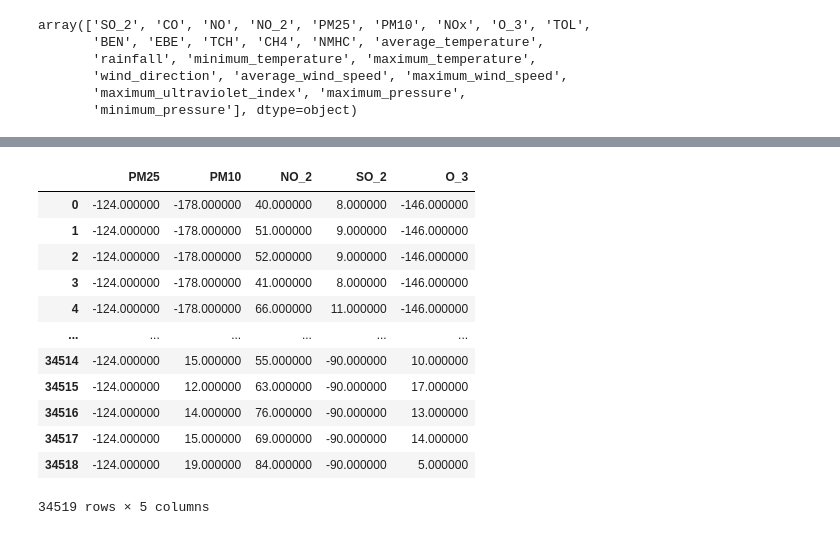
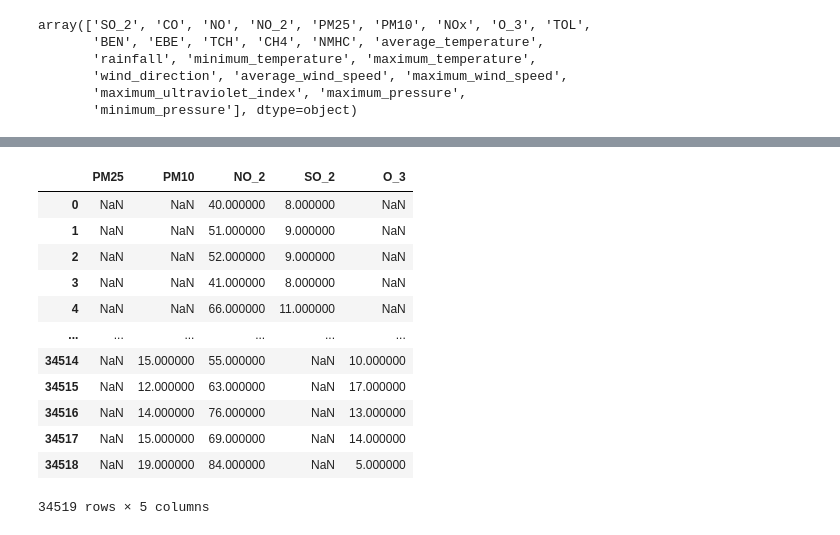
Before and after one commit to SergioSV96/aireeze, a Jupyter notebook: notebooks/predictions.ipynb, the cells around one changed output, grey strips where cells are left out. Cells and saved outputs as stored; diff of their text form; code cells hidden in the pictures.

```diff
--- a/notebooks/predictions.ipynb
+++ b/notebooks/predictions.ipynb
@@ -291,3 +293,16 @@ _________________________________________________________________
 import datetime
 # Save model with current date and time as a unique identifier, with best weights
 model.save('LSTM_all_stations_' + str(datetime.datetime.now()).replace(' ', '_').replace(':', '-').replace('.', '_') + '.h5')
+# %%
+# Import keras to load the model
+from keras.models import load_model
+import numpy as np
+
+# Load keras model from file
+model = load_model('google_LSTM_all_stations_2022-05-31_21-43-25_519495.h5')
+
+# Load numpy arrays of training and test data
+train_X = np.load('train_X.npy')
+train_Y = np.load('train_Y.npy')
+test_X = np.load('test_X.npy')
+test_Y = np.load('test_Y.npy')
@@ -360,41 +409,44 @@ predictions_df
 # %%
 # Reduce the dimension of the test_Y numpy array
 test_Y_df = test_Y.reshape(test_Y.shape[0], test_Y.shape[2])
 
 # Turn the test into dataframe with the column names
 test_Y_df = pd.DataFrame(test_Y_df, columns=['PM25', 'PM10', 'NO_2', 'SO_2', 'O_3'])
+
+# If values = -1, set them to nan
+test_Y_df = test_Y_df.replace(-1, np.nan)
 
 # Create a dummy DataFrame with scaler.feature_names_in_ as the column names in order to inverse transform the data
 inverse_transform_test = pd.DataFrame(columns=scaler.feature_names_in_)
 
 # Join the test and inverse_transform dataframes on 'PM25', 'PM10', 'NO_2', 'SO_2', 'O_3'
 inverse_transform_test['PM25'] = test_Y_df['PM25']
 inverse_transform_test['PM10'] = test_Y_df['PM10']
 inverse_transform_test['NO_2'] = test_Y_df['NO_2']
 inverse_transform_test['SO_2'] = test_Y_df['SO_2']
 inverse_transform_test['O_3'] = test_Y_df['O_3']
 
 inverse_transform_test = scaler.inverse_transform(inverse_transform_test)
 
 # Turn the inverse_transform into a dataframe with the column names
 inverse_transform_test = pd.DataFrame(inverse_transform_test, columns=scaler.feature_names_in_)
 
 # Drop all columns except PM25, PM10, NO_2, SO_2, O_3
 test_Y_df = inverse_transform_test[['PM25', 'PM10', 'NO_2', 'SO_2', 'O_3']]
 
 test_Y_df
 # %% [output]
 |  | PM25 | PM10 | NO_2 | SO_2 | O_3 |
-| 0 | -124.000000 | -178.000000 | 40.000000 | 8.000000 | -146.000000 |
-| 1 | -124.000000 | -178.000000 | 51.000000 | 9.000000 | -146.000000 |
-| 2 | -124.000000 | -178.000000 | 52.000000 | 9.000000 | -146.000000 |
-| 3 | -124.000000 | -178.000000 | 41.000000 | 8.000000 | -146.000000 |
-| 4 | -124.000000 | -178.000000 | 66.000000 | 11.000000 | -146.000000 |
+| 0 | NaN | NaN | 40.000000 | 8.000000 | NaN |
+| 1 | NaN | NaN | 51.000000 | 9.000000 | NaN |
+| 2 | NaN | NaN | 52.000000 | 9.000000 | NaN |
+| 3 | NaN | NaN | 41.000000 | 8.000000 | NaN |
+| 4 | NaN | NaN | 66.000000 | 11.000000 | NaN |
 | ... | ... | ... | ... | ... | ... |
-| 34514 | -124.000000 | 15.000000 | 55.000000 | -90.000000 | 10.000000 |
-| 34515 | -124.000000 | 12.000000 | 63.000000 | -90.000000 | 17.000000 |
-| 34516 | -124.000000 | 14.000000 | 76.000000 | -90.000000 | 13.000000 |
-| 34517 | -124.000000 | 15.000000 | 69.000000 | -90.000000 | 14.000000 |
-| 34518 | -124.000000 | 19.000000 | 84.000000 | -90.000000 | 5.000000 |
+| 34514 | NaN | 15.000000 | 55.000000 | NaN | 10.000000 |
+| 34515 | NaN | 12.000000 | 63.000000 | NaN | 17.000000 |
+| 34516 | NaN | 14.000000 | 76.000000 | NaN | 13.000000 |
+| 34517 | NaN | 15.000000 | 69.000000 | NaN | 14.000000 |
+| 34518 | NaN | 19.000000 | 84.000000 | NaN | 5.000000 |
 34519 rows × 5 columns
 # %%
```
Also changed, not shown: parts of 8 cells of this notebook, 2 other files.
